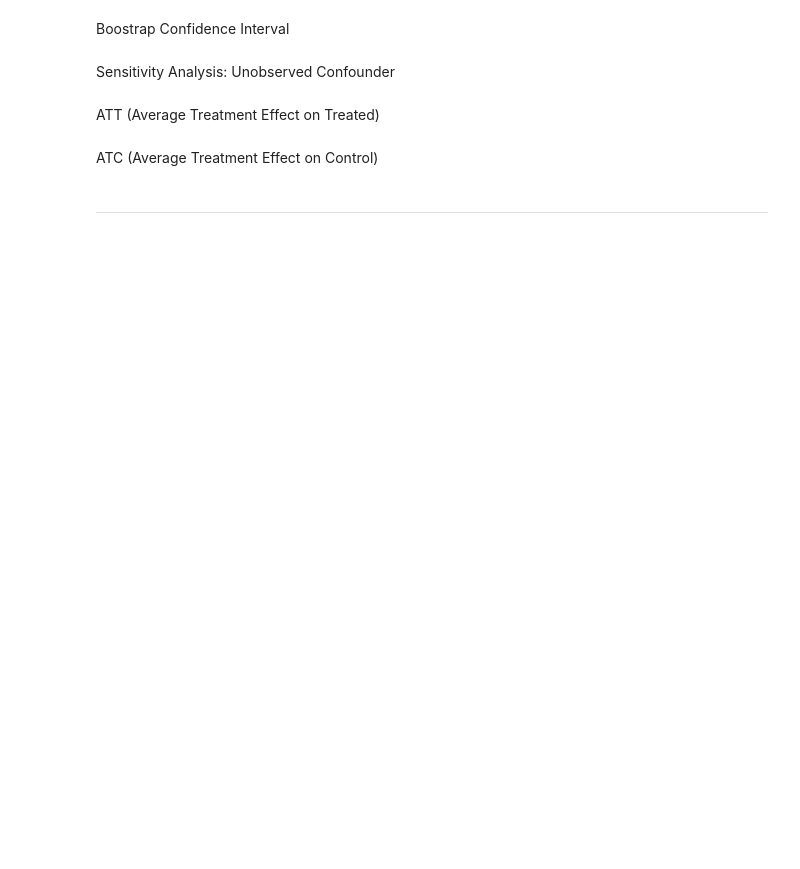
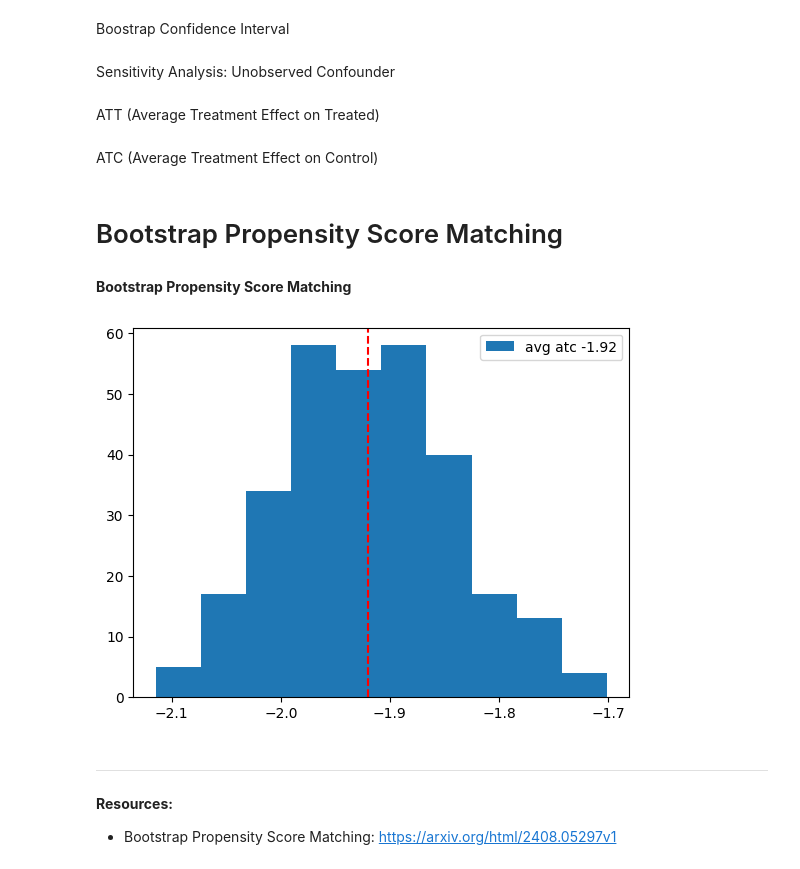
Before and after one commit to menni99/causal-attribution-analysis, a Jupyter notebook: notebooks/model-development.ipynb, the cells around one changed output. Drawn from its saved outputs; the diff is of its cells as text; code cells hidden in the pictures; blank space fills up the shorter version.

```diff
--- a/notebooks/model-development.ipynb
+++ b/notebooks/model-development.ipynb
@@ -95,0 +167,18 @@ Increasing the treatment variable(s) [is_delivery_late] from 0 to 1 causes an in
+# %%
+# Estimating ATC
+treated = df.loc[df['is_delivery_late'] == 1]
+control = df.loc[df['is_delivery_late'] == 0]
+
+treated_neighbors = NearestNeighbors(n_neighbors=1, algorithm="ball_tree").fit(
+    treated['propensity_score'].values.reshape(-1, 1)
+)
+distances, indices = treated_neighbors.kneighbors(control['propensity_score'].values.reshape(-1, 1))
+
+atc = 0
+outcome_variable = 'Rating'
+control_outcomes = control[outcome_variable]
+treated_outcomes = list(treated.iloc[indices.flatten()][outcome_variable])
+
+atc = (treated_outcomes - control_outcomes).mean()
+
+print("ATC: ", atc)
@@ -166,5 +287,43 @@ estimate_ATC = model.estimate_effect(
 
 # Display the ATC
 print("ATC (Average Treatment effect on the Controls):", estimate_ATC.value)
+# %% [markdown]
+# Bootstrap Propensity Score Matching
+# %% [markdown]
+**Bootstrap Propensity Score Matching**
+# %%
+number_of_bootstraps = 300
+number_of_samples = 10000
+atc_lst = []
+
+for i in range(number_of_bootstraps):
+
+    df_sample = df.sample(n=number_of_samples)
+    treated = df_sample.loc[df['is_delivery_late'] == 1]
+    control = df_sample.loc[df['is_delivery_late'] == 0]
+
+    treated_neighbors = NearestNeighbors(n_neighbors=1, algorithm="ball_tree").fit(
+        treated['propensity_score'].values.reshape(-1, 1)
+    )
+    distances, indices = treated_neighbors.kneighbors(control['propensity_score'].values.reshape(-1, 1))
+
+    atc = 0
+    outcome_variable = 'Rating'
+    control_outcomes = control[outcome_variable]
+    treated_outcomes = list(treated.iloc[indices.flatten()][outcome_variable])
+
+    atc = (treated_outcomes - control_outcomes).mean()
+    atc_lst.append(atc)
+# %%
+plt.hist(atc_lst, label=f'avg atc {round(np.mean(atc_lst),2)}')
+plt.axvline(np.mean(atc_lst), ls='--', c='red')
+plt.legend();
+# %% [output]
+[figure, added]
 # %% [markdown]
 -----
+# %% [markdown]
+**Resources:**
+
+
+- Bootstrap Propensity Score Matching: https://arxiv.org/html/2408.05297v1
```
Also changed, not shown: parts of 17 cells of this notebook.
